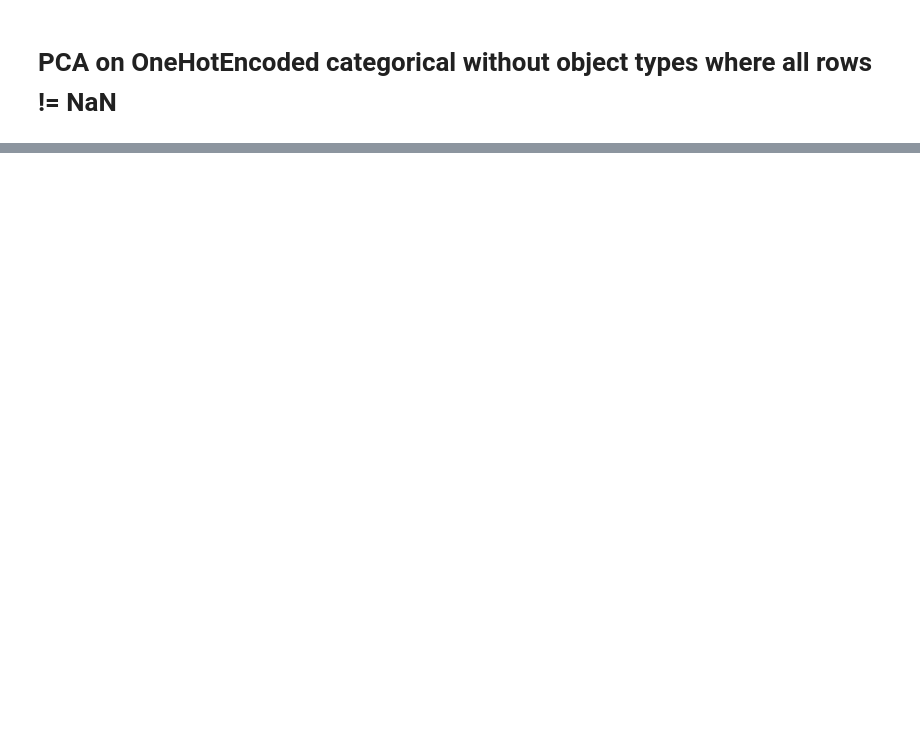
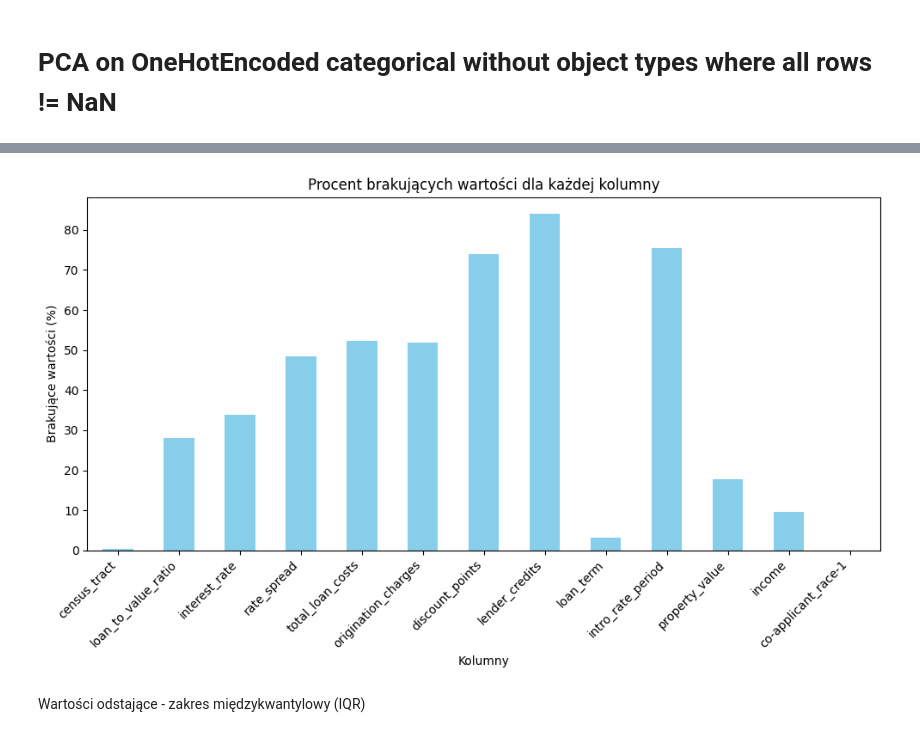
Before and after one commit to HITOfficial/data-mining, a Jupyter notebook: mortgage-loans-project/mortgage-loans-ny.ipynb, the cells around one changed output, grey strips where cells are left out. Saved outputs shown, nothing was run; the diff lists cells and outputs as text; code cells hidden in the pictures; blank space fills up the shorter version.

```diff
--- a/mortgage-loans-project/mortgage-loans-ny.ipynb
+++ b/mortgage-loans-project/mortgage-loans-ny.ipynb
@@ -275,0 +407,7 @@ X_test_pca = pca.transform(X_test_scaler)
+# %%
+missing_percentage = df_clean_encoded_categorical_without_objects.isnull().mean() * 100
+
+missing_percentage = missing_percentage[missing_percentage != 0]
+
+print("Procent brakujących wartości z każdej kolumny:")
+print(missing_percentage)
@@ -275,0 +430,13 @@ X_test_pca = pca.transform(X_test_scaler)
+# %%
+plt.figure(figsize=(10, 6))
+missing_percentage.plot(kind='bar', color='skyblue')
+plt.title('Procent brakujących wartości dla każdej kolumny')
+plt.xlabel('Kolumny')
+plt.ylabel('Brakujące wartości (%)')
+plt.xticks(rotation=45, ha='right')
+plt.tight_layout()
+plt.show()
+# %% [output]
+[figure, added]
+# %% [markdown]
+Wartości odstające - zakres międzykwantylowy (IQR)
```
Also changed, not shown: parts of 19 cells of this notebook.
